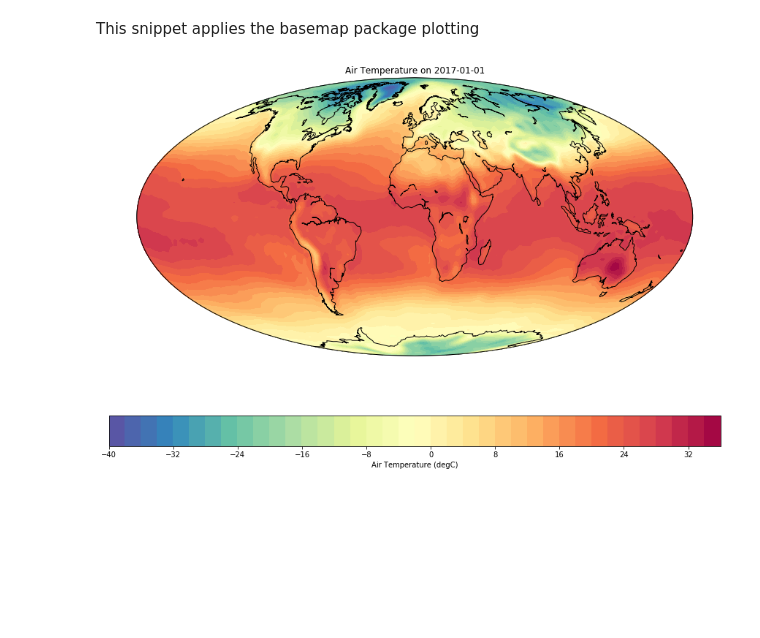
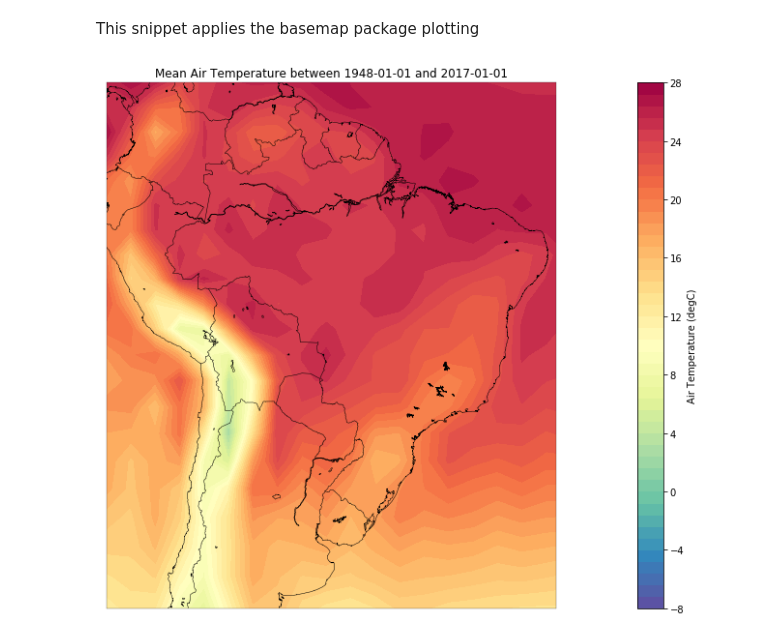
Before and after one commit to jaglima/jupyter_studies, a Jupyter notebook: temperature_map.ipynb, the cells around one changed output. Drawn from its saved outputs; the diff is of its cells as text; code cells hidden in the pictures; blank space fills up the shorter version.

```diff
--- a/temperature_map.ipynb
+++ b/temperature_map.ipynb
@@ -12,46 +11,3 @@ from netCDF4 import Dataset
 from mpl_toolkits.basemap import Basemap, addcyclic, shiftgrid
 
 matplotlib.rcParams['figure.figsize'] = (30.0, 10.0)
-# %%
-nc_file = "/media/desplein/store/projetoMeteo/old/nc/air_mon_mean.nc"
-nc_fid = Dataset(nc_file, 'r')  # Dataset is the class behavior to open the file and create an instance of the ncCDF4 class
-
-# Extract data from NetCDF file
-lats = nc_fid.variables['lat'][:]  # extract/copy the data
-lons = nc_fid.variables['lon'][:]
-time = nc_fid.variables['time'][:]
-air = nc_fid.variables['air'][:]  # shape is time, lat, lon as shown above
-
-time_idx = 828  # some random day in 2012
-# Python and the renalaysis are slightly off in time so this fixes that problem
-offset = dt.timedelta(hours=48)
-# List of all times in the file as datetime objects
-dt_time = [dt.date(1800, 1, 1) + dt.timedelta(hours=t) for t in time]
-cur_time = dt_time[time_idx]
-
-
-# Plot of global temperature on our random day
-#fig = plt.figure()
-#fig.subplots_adjust(left=0., right=1., bottom=0., top=0.9)
-# Setup the map. See http://matplotlib.org/basemap/users/mapsetup.html
-# for other projections.
-m = Basemap(projection='moll', llcrnrlat=-90, urcrnrlat=90,\
-            llcrnrlon=0, urcrnrlon=360, resolution='c', lon_0=0)
-m.drawcoastlines()
-m.drawmapboundary()
-# Make the plot continuous
-air_cyclic, lons_cyclic = addcyclic(air[time_idx, :, :], lons)
-# Shift the grid so lons go from -180 to 180 instead of 0 to 360.
-air_cyclic, lons_cyclic = shiftgrid(180., air_cyclic, lons_cyclic, start=False)
-# Create 2D lat/lon arrays for Basemap
-lon2d, lat2d = np.meshgrid(lons_cyclic, lats)
-# Transforms lat/lon into plotting coordinates for projection
-x, y = m(lon2d, lat2d)
-# Plot of air temperature with 11 contour intervals
-cs = m.contourf(x, y, air_cyclic, 45, cmap=plt.cm.Spectral_r)
-cbar = plt.colorbar(cs, orientation='horizontal', shrink=0.5)
-cbar.set_label("%s (%s)" % (nc_fid.variables['air'].var_desc,nc_fid.variables['air'].units))
-plt.title("%s on %s" % (nc_fid.variables['air'].var_desc, cur_time))
-plt.show()
-# %% [output]
-[figure, removed]
@@ -57,0 +23,35 @@ plt.show()
+# %%
+# Python and the renalaysis are slightly off in time so this fixes that problem
+offset = dt.timedelta(hours=48)
+# List of all times in the file as datetime objects
+dt_time = [dt.date(1800, 1, 1) + dt.timedelta(hours=t) for t in time]
+
+air_mean = np.mean(air[:, :, :], axis=0 )
+# %%
+# Setup the map. See http://matplotlib.org/basemap/users/mapsetup.html
+# for other projections.
+#m = Basemap(projection='moll', llcrnrlat=-90, urcrnrlat=90,\
+#            llcrnrlon=0, urcrnrlon=360, resolution='c', lon_0=0)
+m = Basemap(projection='merc',llcrnrlon=280.,llcrnrlat=-40.,urcrnrlon=326.,urcrnrlat=10.,resolution='i')
+m.drawcoastlines(linewidth=0.5)
+m.drawcountries(linewidth=0.5)
+m.drawmapboundary(linewidth=0.25)
+
+# Make the plot continuous
+air_cyclic, lons_cyclic = addcyclic(air_mean, lons)
+
+# Create 2D lat/lon arrays for Basemap
+lon2d, lat2d = np.meshgrid(lons_cyclic, lats)
+
+# Transforms lat/lon into plotting coordinates for projection
+x, y = m(lon2d, lat2d)
+
+# Plot of air temperature with 11 contour intervals
+cs = m.contourf(x, y, air_cyclic, 45, cmap=plt.cm.Spectral_r)
+cbar = plt.colorbar(cs, orientation='vertical')
+cbar.set_label("%s (%s)" % (nc_fid.variables['air'].var_desc,nc_fid.variables['air'].units))
+
+plt.title("Mean %s between %s and %s" % (nc_fid.variables['air'].var_desc, dt_time[0], dt_time[len(dt_time)-1]))
+plt.show()
+# %% [output]
+[figure, added]
```
Also changed, not shown: parts of 2 cells of this notebook.
